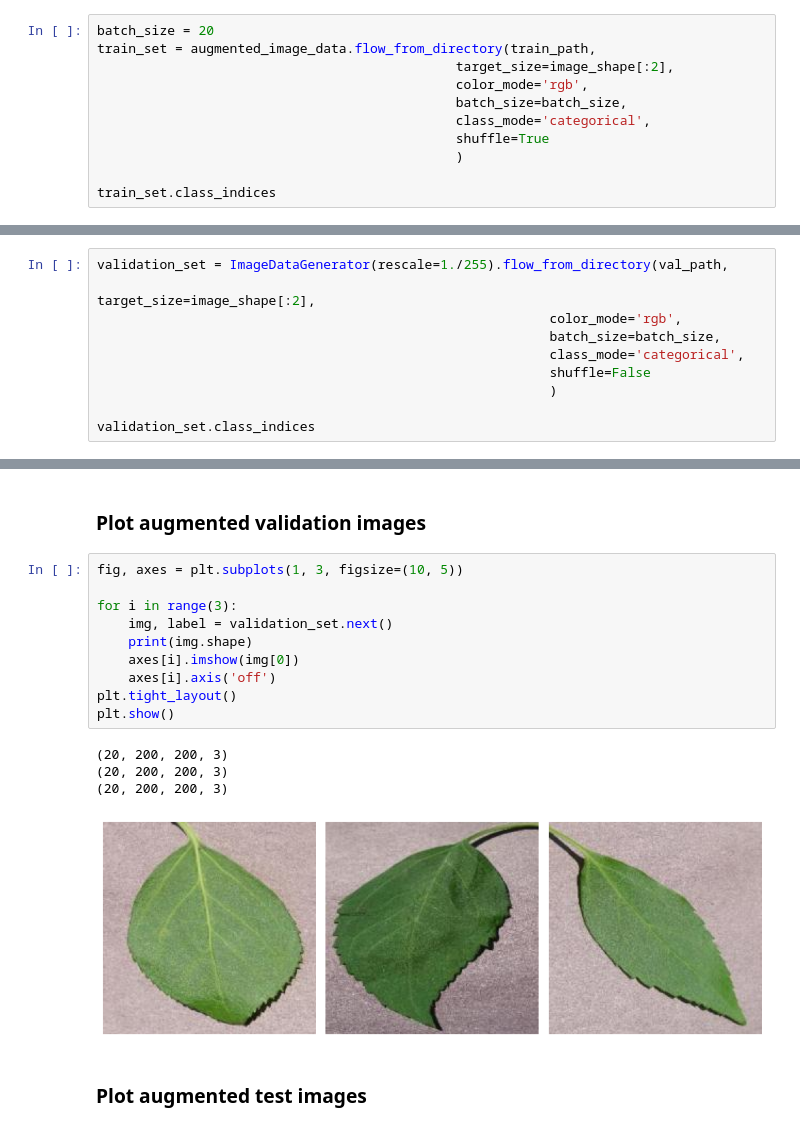
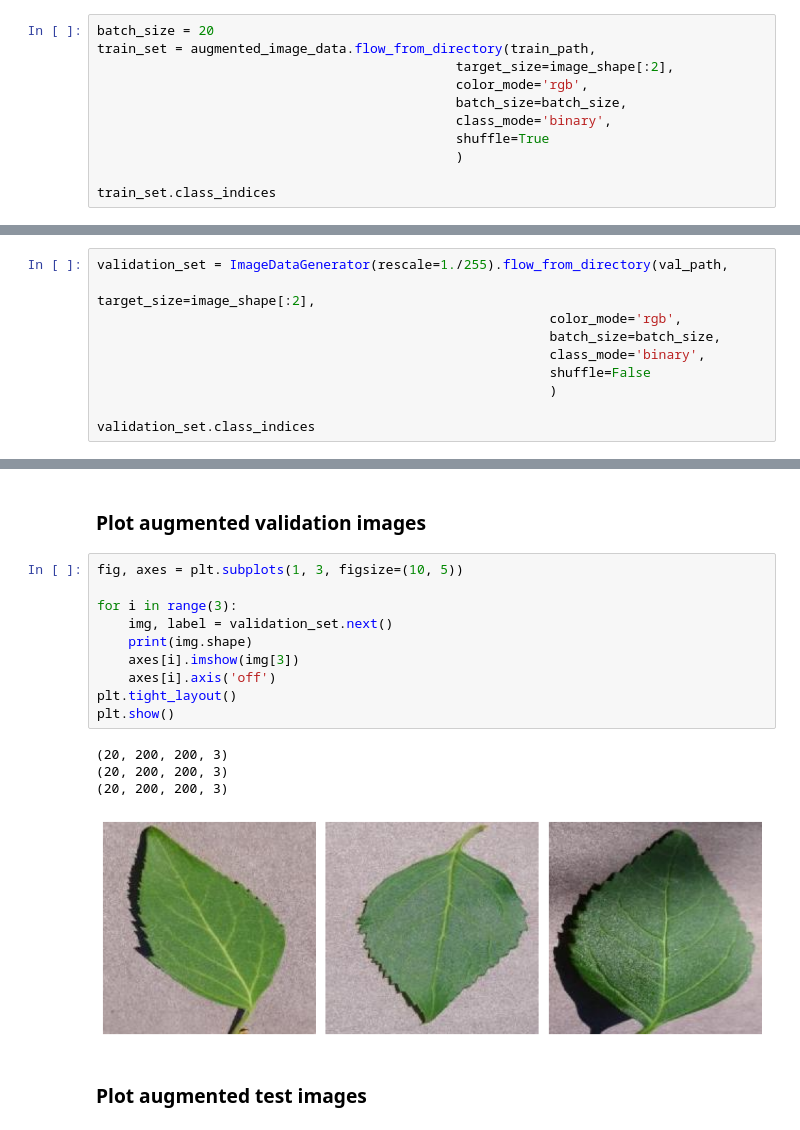
Before and after one commit to EMPZsolt/my-fifth-project, a Jupyter notebook: attachments/Modelling and Evaluating Softmax.ipynb, the cells around one changed output, grey strips where cells are left out. Saved outputs shown, nothing was run; the diff lists cells and outputs as text.

```diff
--- a/attachments/Modelling and Evaluating Softmax.ipynb
+++ b/attachments/Modelling and Evaluating Softmax.ipynb
@@ -178,7 +178,7 @@ train_set = augmented_image_data.flow_from_directory(train_path,
                                               target_size=image_shape[:2],
                                               color_mode='rgb',
                                               batch_size=batch_size,
-                                              class_mode='categorical',
+                                              class_mode='binary',
                                               shuffle=True
                                               )
 
@@ -193,7 +193,7 @@ validation_set = ImageDataGenerator(rescale=1./255).flow_from_directory(val_path
                                                           target_size=image_shape[:2],
                                                           color_mode='rgb',
                                                           batch_size=batch_size,
-                                                          class_mode='categorical',
+                                                          class_mode='binary',
                                                           shuffle=False
                                                           )
 
@@ -238,18 +238,18 @@ plt.show()
 # %%
 fig, axes = plt.subplots(1, 3, figsize=(10, 5))
 
 for i in range(3):
     img, label = validation_set.next()
     print(img.shape)
-    axes[i].imshow(img[0])
+    axes[i].imshow(img[3])
     axes[i].axis('off')
 plt.tight_layout()
 plt.show()
 # %% [output]
 (20, 200, 200, 3)
 (20, 200, 200, 3)
 (20, 200, 200, 3)
-[figure, old version]
+[figure, new version]
 # %% [markdown]
 ### Plot augmented test images
 # %%
```
Also changed, not shown: parts of 15 cells of this notebook, 14 other files.
